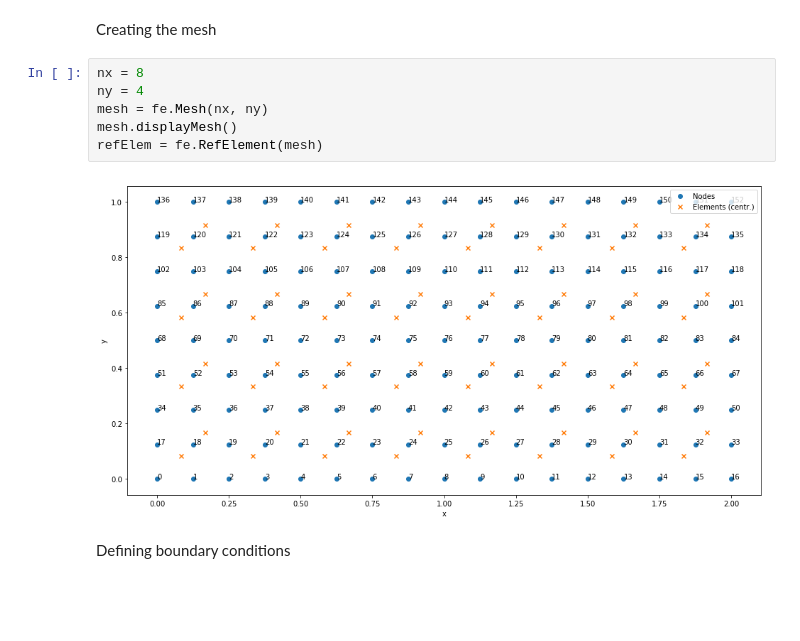
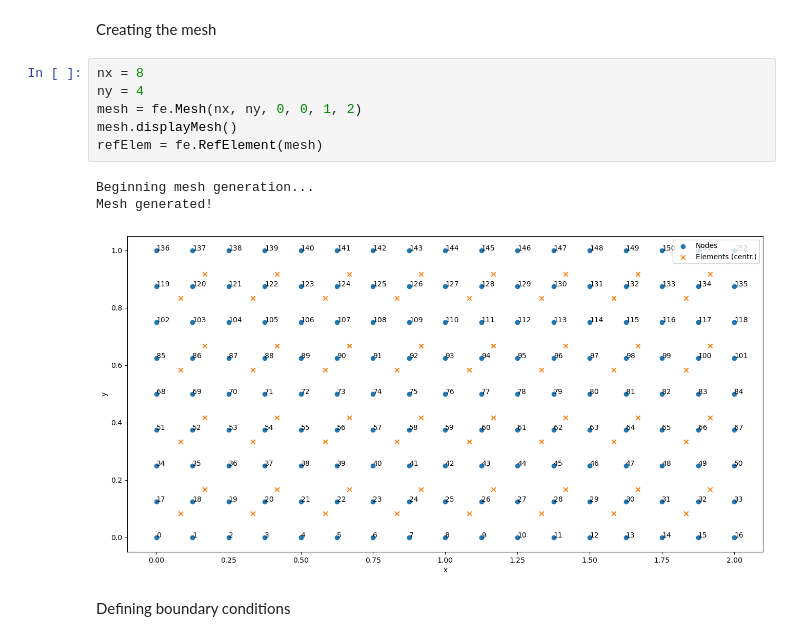
Before and after one commit to paluneau/pyTOP, a Jupyter notebook: fe_examples.ipynb, the cells around one changed output. Cells and saved outputs as stored; diff of their text form; blank space fills up the shorter version.

```diff
--- a/fe_examples.ipynb
+++ b/fe_examples.ipynb
@@ -8,11 +8,13 @@ Creating the mesh
 # %%
 nx = 8
 ny = 4
-mesh = fe.Mesh(nx, ny)
+mesh = fe.Mesh(nx, ny, 0, 0, 1, 2)
 mesh.displayMesh()
 refElem = fe.RefElement(mesh)
 # %% [output]
+Beginning mesh generation...
+Mesh generated!
-[figure, old version]
+[figure, new version]
 # %% [markdown]
 Defining boundary conditions
 # %%
```
Also changed, not shown: parts of 2 cells of this notebook, 2 other files.
